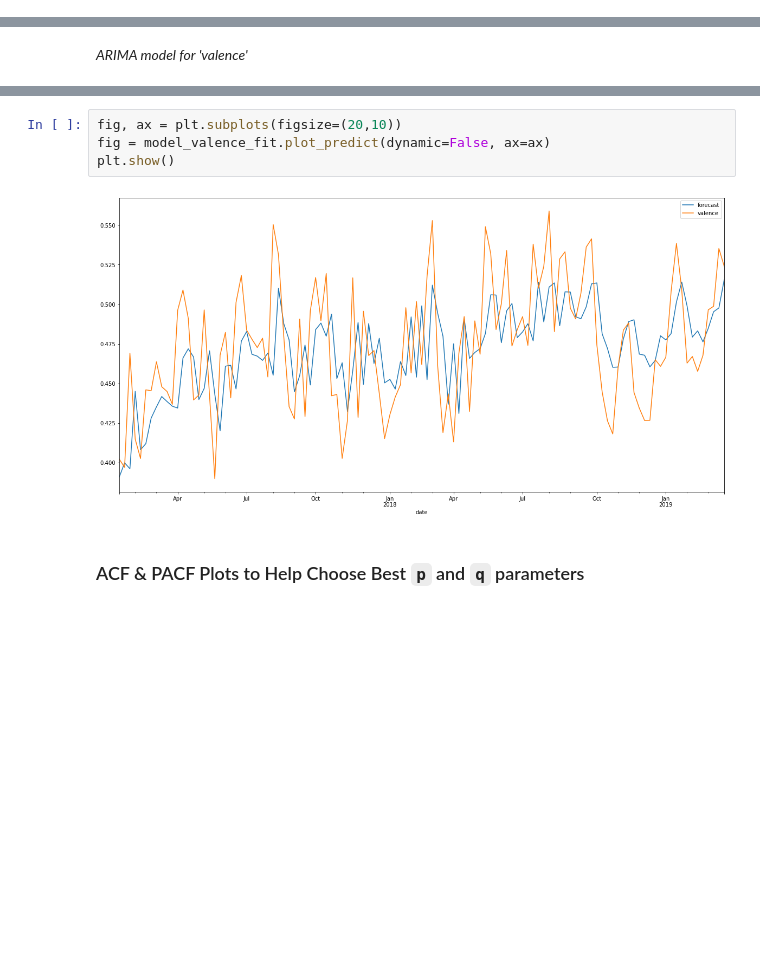
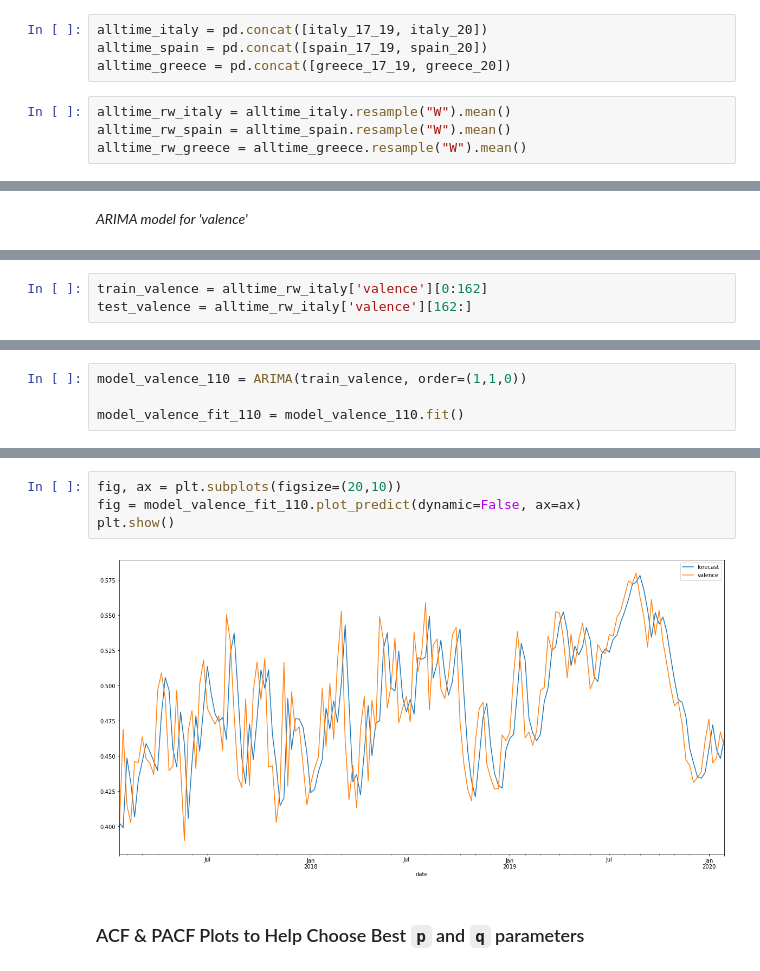
Before and after one commit to EmFib/music_for_the_future, a Jupyter notebook: code/arima_models_viral_50.ipynb, the cells around one changed output, grey strips where cells are left out. Cells and saved outputs as stored; diff of their text form; blank space fills up the shorter version.

```diff
--- a/code/arima_models_viral_50.ipynb
+++ b/code/arima_models_viral_50.ipynb
@@ -83,2 +85,10 @@ rw_greece_20 = greece_20.resample("W").mean()
+# %%
+alltime_italy = pd.concat([italy_17_19, italy_20])
+alltime_spain = pd.concat([spain_17_19, spain_20])
+alltime_greece = pd.concat([greece_17_19, greece_20])
+# %%
+alltime_rw_italy = alltime_italy.resample("W").mean()
+alltime_rw_spain = alltime_spain.resample("W").mean()
+alltime_rw_greece = alltime_greece.resample("W").mean()
 # %% [markdown]
 # SARIMAX model
@@ -303,0 +326,3 @@ test_valence = rw_italy_17_19['valence'][117::]
+# %%
+train_valence = alltime_rw_italy['valence'][0:162]
+test_valence = alltime_rw_italy['valence'][162:]
@@ -305,0 +343,4 @@ test_valence = rw_italy_17_19['valence'][117::]
+# %%
+model_valence_110 = ARIMA(train_valence, order=(1,1,0))
+
+model_valence_fit_110 = model_valence_110.fit()
@@ -356,9 +450,9 @@ Roots
 # %%
 fig, ax = plt.subplots(figsize=(20,10))
-fig = model_valence_fit.plot_predict(dynamic=False, ax=ax)
+fig = model_valence_fit_110.plot_predict(dynamic=False, ax=ax)
 plt.show()
 # %% [output]
-[figure, old version]
+[figure, new version]
 # %% [markdown]
 ### ACF & PACF Plots to Help Choose Best `p` and `q` parameters
 # %%
```
Also changed, not shown: parts of 51 cells of this notebook, 1 other file.
